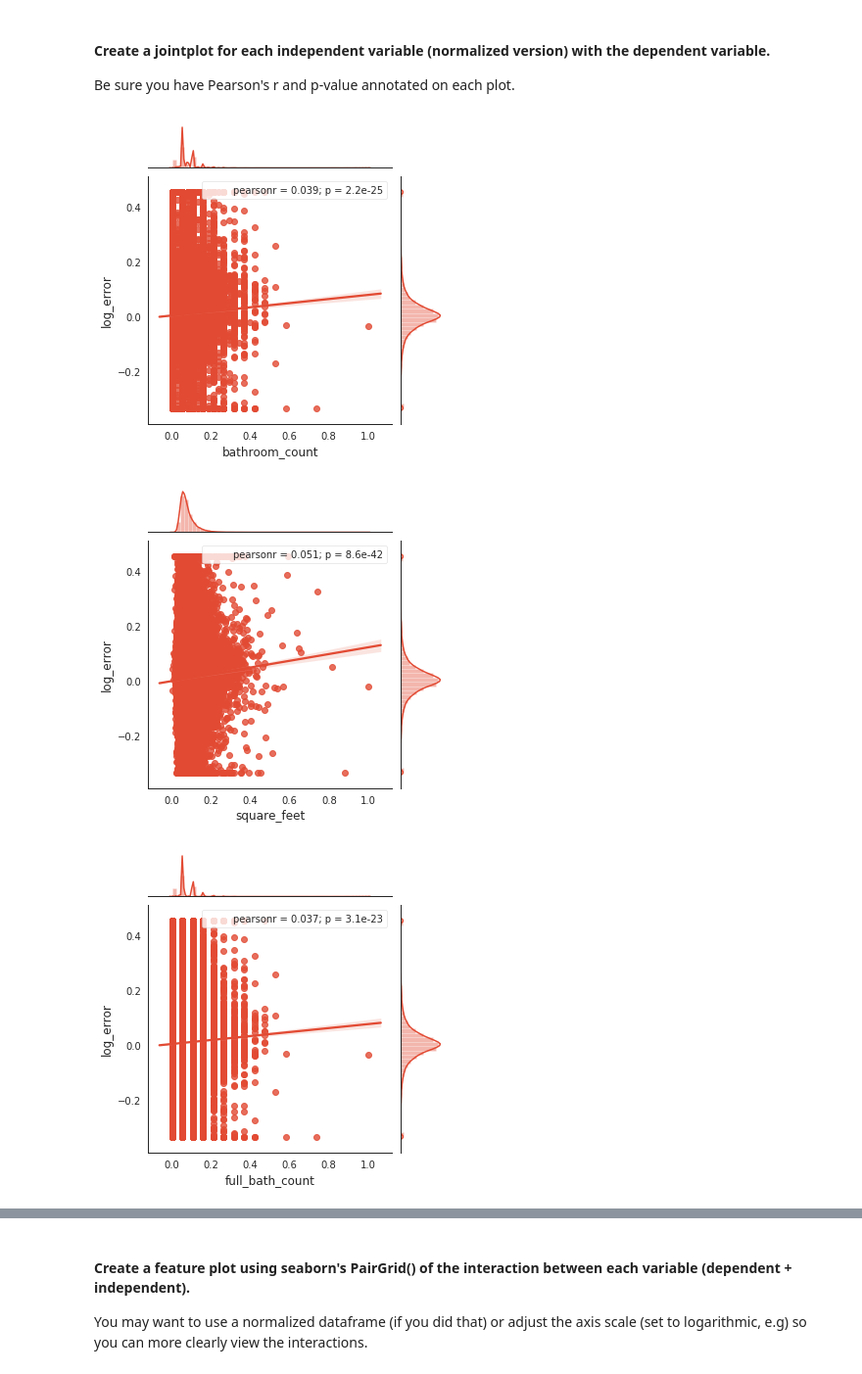
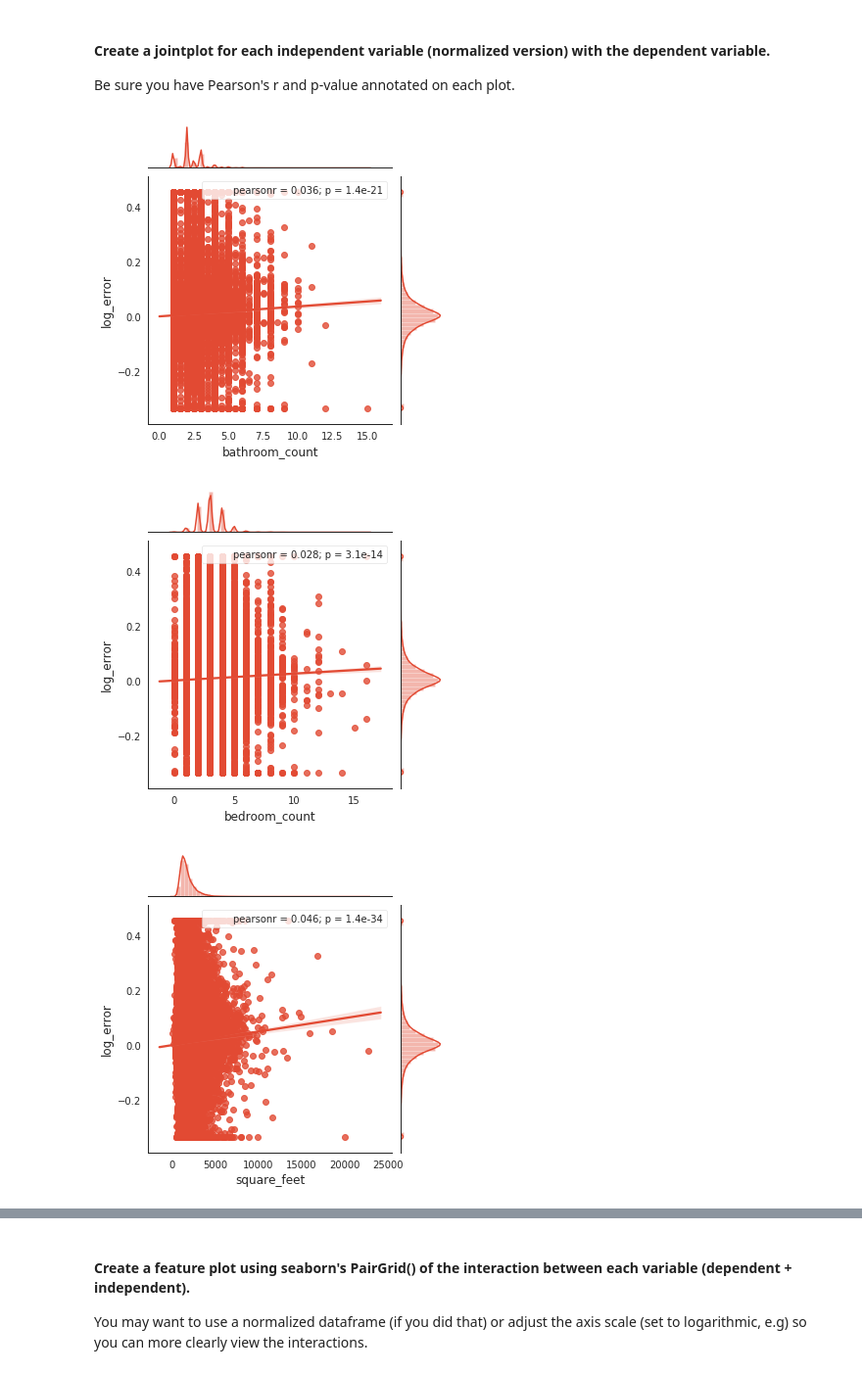
Before and after one commit to ecdedios/codeup-ds-projects, a Jupyter notebook: Regression_Proj_EdnalynCDeDios.ipynb, the cells around one changed output, grey strips where cells are left out. Shown: that part at 98% size. Drawn from its saved outputs; the diff is of its cells as text; code cells hidden in the pictures.

```diff
--- a/Regression_Proj_EdnalynCDeDios.ipynb
+++ b/Regression_Proj_EdnalynCDeDios.ipynb
@@ -142,6 +142,7 @@ df = pd.merge(train_df, properties_df, on='parcelid', how='inner')
 df = df[['parcelid',
          'logerror',
          'bathroomcnt',
+         'bedroomcnt',
          'calculatedfinishedsquarefeet',
          'fullbathcnt',
          'garagecarcnt',
@@ -261,9 +263,9 @@ Why? You will likely reference this variable later.
 colnames = ['parcelid',
             'logerror',
             'bathroomcnt',
+            'bedroomcnt',
             'calculatedfinishedsquarefeet',
             'fullbathcnt',
-            'roomcnt',
             'yearbuilt',
             'taxvaluedollarcnt',
             'taxamount',
@@ -431,14 +446,19 @@ std_df = df.drop(colnames, axis=1)
 std_df['parcel_id'] = df.parcelid
 std_df['log_error'] = df.logerror
 
-std_df['bathroom_count'] = (df.bathroomcnt - df.bathroomcnt.min()) / (df.bathroomcnt.max() - df.bathroomcnt.min())
-std_df['square_feet'] = (df.calculatedfinishedsquarefeet - df.calculatedfinishedsquarefeet.min()) / (df.calculatedfinishedsquarefeet.max() - df.calculatedfinishedsquarefeet.min())
-std_df['full_bath_count'] = (df.fullbathcnt - df.fullbathcnt.min()) / (df.fullbathcnt.max() - df.fullbathcnt.min())
-std_df['room_count'] = (df.roomcnt - df.roomcnt.min()) / (df.roomcnt.max() - df.roomcnt.min())
-std_df['year_built'] = (df.yearbuilt - df.yearbuilt.min()) / (df.yearbuilt.max() - df.yearbuilt.min())
-std_df['tax_value_count'] = (df.taxvaluedollarcnt - df.taxvaluedollarcnt.min()) / (df.taxvaluedollarcnt.max() - df.taxvaluedollarcnt.min())
-std_df['tax_amount'] = (df.taxamount - df.taxamount.min()) / (df.taxamount.max() - df.taxamount.min())
+#std_df['bathroom_count'] = (df.bathroomcnt - df.bathroomcnt.min()) / (df.bathroomcnt.max() - df.bathroomcnt.min())
+std_df['bathroom_count'] = df.bathroomcnt
+#std_df['bathroom_count'] = (df.bedroomcnt - df.bedroomcnt.min()) / (df.bedroomcnt.max() - df.bedroomcnt.min())
+std_df['bedroom_count'] = df.bedroomcnt
+#std_df['square_feet'] = (df.calculatedfinishedsquarefeet - df.calculatedfinishedsquarefeet.min()) / (df.calculatedfinishedsquarefeet.max() - df.calculatedfinishedsquarefeet.min())
+std_df['square_feet'] = df.calculatedfinishedsquarefeet
+#std_df['full_bath_count'] = (df.fullbathcnt - df.fullbathcnt.min()) / (df.fullbathcnt.max() - df.fullbathcnt.min())
+std_df['full_bath_count'] = df.fullbathcnt
+#std_df['year_built'] = (df.yearbuilt - df.yearbuilt.min()) / (df.yearbuilt.max() - df.yearbuilt.min())
+std_df['year_built'] = df.yearbuilt
+#std_df['tax_value_count'] = (df.taxvaluedollarcnt - df.taxvaluedollarcnt.min()) / (df.taxvaluedollarcnt.max() - df.taxvaluedollarcnt.min())
+std_df['tax_value_count'] = df.taxvaluedollarcnt
+#std_df['tax_amount'] = (df.taxamount - df.taxamount.min()) / (df.taxamount.max() - df.taxamount.min())
+std_df['tax_amount'] = df.taxamount
 
 std_df['region_zip'] = df.regionidzip
-
-std_df.sample(10)
@@ -530,7 +524,8 @@ plt.show()
 #### Split data into training and test datasets
 # %%
 # test_train_split
-X = std_df.drop(['parcel_id','log_error'], axis=1)
+X = std_df.drop(['parcel_id','log_error', 'region_zip'], axis=1)
+
 print(X.head())
 
 y = std_df[['log_error']]
@@ -552,4 +547,6 @@ print("Test dimensions (rows, columns):", test.shape)
 print()
 
 validate_tts(X_train, y_train, X_test, y_test)
+
+X
 # %% [output]
@@ -576,40 +591,40 @@ Test Split: 0.20
 Be sure you have Pearson's r and p-value annotated on each plot.
 # %%
 with sns.axes_style('white'):
-    j = sns.jointplot("bathroom_count", "log_error", data=train, kind='reg', height=5);
+    j = sns.jointplot('bathroom_count', "log_error", data=train, kind='reg', height=5);
     j.annotate(stats.pearsonr)
 plt.show()
 
 with sns.axes_style('white'):
-    j = sns.jointplot("square_feet", "log_error", data=train, kind='reg', height=5);
+    j = sns.jointplot('bedroom_count', "log_error", data=train, kind='reg', height=5);
     j.annotate(stats.pearsonr)
 plt.show()
 
 with sns.axes_style('white'):
-    j = sns.jointplot("full_bath_count", "log_error", data=train, kind='reg', height=5);
+    j = sns.jointplot('square_feet', "log_error", data=train, kind='reg', height=5);
     j.annotate(stats.pearsonr)
 plt.show()
 
 with sns.axes_style('white'):
-    j = sns.jointplot("room_count", "log_error", data=train, kind='reg', height=5);
+    j = sns.jointplot('full_bath_count', "log_error", data=train, kind='reg', height=5);
     j.annotate(stats.pearsonr)
 plt.show()
 
 with sns.axes_style('white'):
-    j = sns.jointplot("year_built", "log_error", data=train, kind='reg', height=5);
+    j = sns.jointplot('year_built', "log_error", data=train, kind='reg', height=5);
     j.annotate(stats.pearsonr)
 plt.show()
 
 with sns.axes_style('white'):
-    j = sns.jointplot("tax_value_count", "log_error", data=train, kind='reg', height=5);
+    j = sns.jointplot('tax_value_count', "log_error", data=train, kind='reg', height=5);
     j.annotate(stats.pearsonr)
 plt.show()
 
 with sns.axes_style('white'):
-    j = sns.jointplot("tax_amount", "log_error", data=train, kind='reg', height=5);
+    j = sns.jointplot('tax_amount', "log_error", data=train, kind='reg', height=5);
     j.annotate(stats.pearsonr)
 plt.show()
 # %% [output]
-[figure, old version]
+[figure, new version]
-[figure, old version]
+[figure, new version]
-[figure, old version]
+[figure, new version]
```
Also changed, not shown: parts of 45 cells of this notebook.
